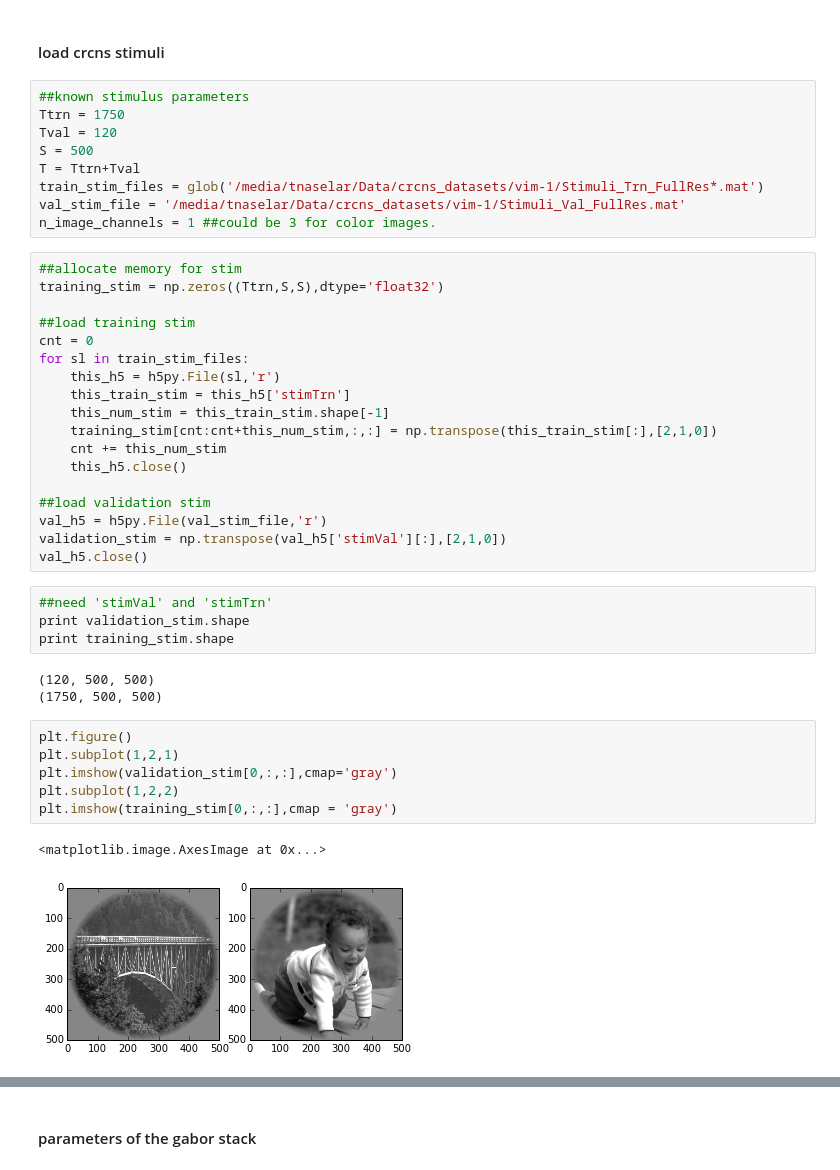
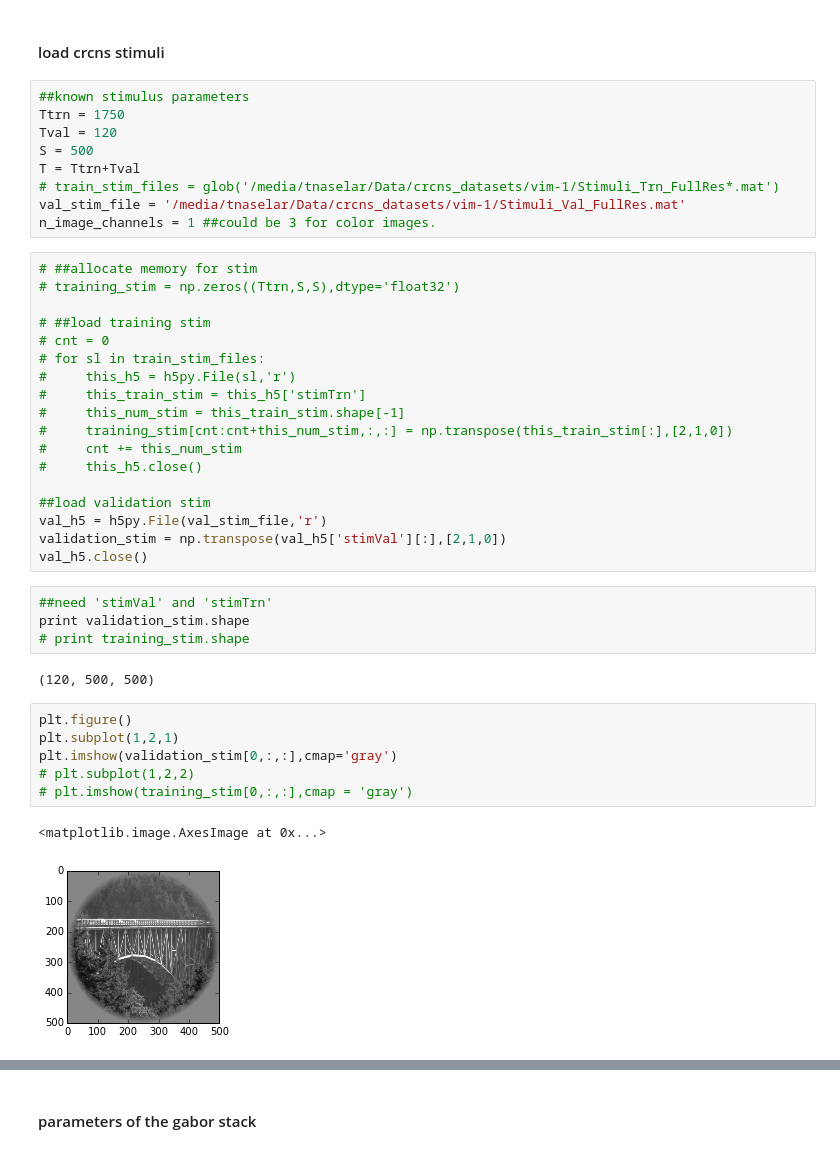
Before and after one commit to ChangdeDu/hrf_fitting, a Jupyter notebook: scripts/hi_resolution_gabor_feature_maps.ipynb, the cells around one changed output, grey strips where cells are left out. Drawn from its saved outputs; the diff is of its cells as text.

```diff
--- a/scripts/hi_resolution_gabor_feature_maps.ipynb
+++ b/scripts/hi_resolution_gabor_feature_maps.ipynb
@@ -23,22 +23,22 @@ Ttrn = 1750
 Tval = 120
 S = 500
 T = Ttrn+Tval
-train_stim_files = glob('/media/tnaselar/Data/crcns_datasets/vim-1/Stimuli_Trn_FullRes*.mat')
+# train_stim_files = glob('/media/tnaselar/Data/crcns_datasets/vim-1/Stimuli_Trn_FullRes*.mat')
 val_stim_file = '/media/tnaselar/Data/crcns_datasets/vim-1/Stimuli_Val_FullRes.mat'
 n_image_channels = 1 ##could be 3 for color images.
 # %%
-##allocate memory for stim
-training_stim = np.zeros((Ttrn,S,S),dtype='float32')
+# ##allocate memory for stim
+# training_stim = np.zeros((Ttrn,S,S),dtype='float32')
 
-##load training stim
-cnt = 0
-for sl in train_stim_files:
-    this_h5 = h5py.File(sl,'r')
-    this_train_stim = this_h5['stimTrn']
-    this_num_stim = this_train_stim.shape[-1]
-    training_stim[cnt:cnt+this_num_stim,:,:] = np.transpose(this_train_stim[:],[2,1,0])
-    cnt += this_num_stim
-    this_h5.close()
+# ##load training stim
+# cnt = 0
+# for sl in train_stim_files:
+#     this_h5 = h5py.File(sl,'r')
+#     this_train_stim = this_h5['stimTrn']
+#     this_num_stim = this_train_stim.shape[-1]
+#     training_stim[cnt:cnt+this_num_stim,:,:] = np.transpose(this_train_stim[:],[2,1,0])
+#     cnt += this_num_stim
+#     this_h5.close()
 
 ##load validation stim
 val_h5 = h5py.File(val_stim_file,'r')
@@ -47,16 +47,15 @@ val_h5.close()
 # %%
 ##need 'stimVal' and 'stimTrn'
 print validation_stim.shape
-print training_stim.shape
+# print training_stim.shape
 # %% [output]
 (120, 500, 500)
-(1750, 500, 500)
 # %%
 plt.figure()
 plt.subplot(1,2,1)
 plt.imshow(validation_stim[0,:,:],cmap='gray')
-plt.subplot(1,2,2)
-plt.imshow(training_stim[0,:,:],cmap = 'gray')
+# plt.subplot(1,2,2)
+# plt.imshow(training_stim[0,:,:],cmap = 'gray')
 # %% [output]
 <matplotlib.image.AxesImage at 0x...>
-[figure, old version]
+[figure, new version]
```
Also changed, not shown: parts of 12 cells of this notebook, 11 other files.
